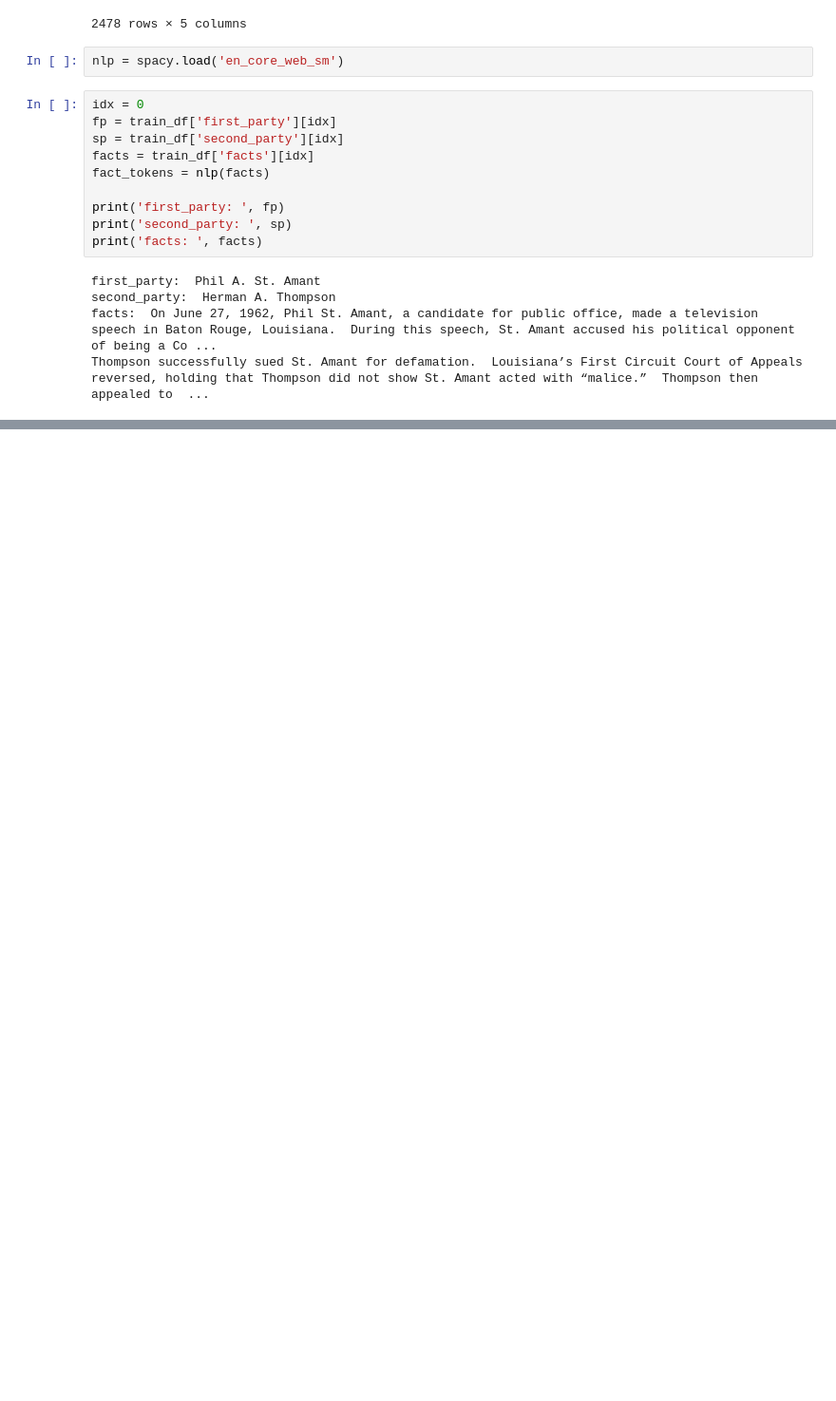
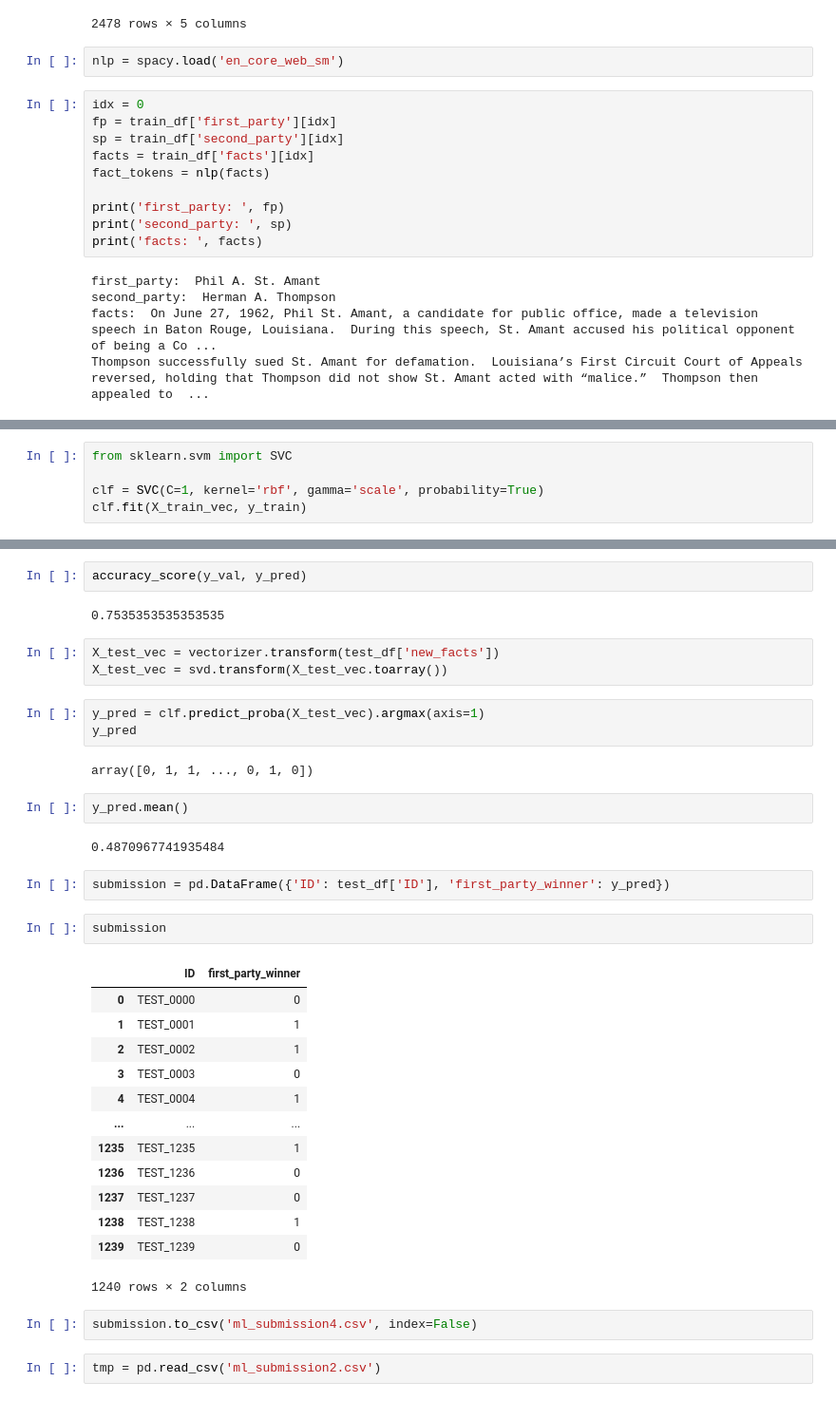
Before and after one commit to uyunho99/legal_prediction, a Jupyter notebook: anaysis/name_encodeing.ipynb, the cells around one changed output, grey strips where cells are left out. Shown at 95% size. Saved outputs shown, nothing was run; the diff lists cells and outputs as text; blank space fills up the shorter version.

```diff
--- a/anaysis/name_encodeing.ipynb
+++ b/anaysis/name_encodeing.ipynb
@@ -129,0 +261,5 @@ legal_verbs = {'argue': 740,
+# %%
+from sklearn.svm import SVC
+
+clf = SVC(C=1, kernel='rbf', gamma='scale', probability=True)
+clf.fit(X_train_vec, y_train)
@@ -129,0 +300,38 @@ legal_verbs = {'argue': 740,
+# %%
+accuracy_score(y_val, y_pred)
+# %% [output]
+0.7535353535353535
+# %%
+X_test_vec = vectorizer.transform(test_df['new_facts'])
+X_test_vec = svd.transform(X_test_vec.toarray())
+# %%
+y_pred = clf.predict_proba(X_test_vec).argmax(axis=1)
+y_pred
+# %% [output]
+array([0, 1, 1, ..., 0, 1, 0])
+# %%
+y_pred.mean()
+# %% [output]
+0.4870967741935484
+# %%
+submission = pd.DataFrame({'ID': test_df['ID'], 'first_party_winner': y_pred})
+# %%
+submission
+# %% [output]
+|  | ID | first_party_winner |
+| 0 | TEST_0000 | 0 |
+| 1 | TEST_0001 | 1 |
+| 2 | TEST_0002 | 1 |
+| 3 | TEST_0003 | 0 |
+| 4 | TEST_0004 | 1 |
+| ... | ... | ... |
+| 1235 | TEST_1235 | 1 |
+| 1236 | TEST_1236 | 0 |
+| 1237 | TEST_1237 | 0 |
+| 1238 | TEST_1238 | 1 |
+| 1239 | TEST_1239 | 0 |
+1240 rows × 2 columns
+# %%
+submission.to_csv('ml_submission4.csv', index=False)
+# %%
+tmp = pd.read_csv('ml_submission2.csv')
```
Also changed, not shown: parts of 27 cells of this notebook.
